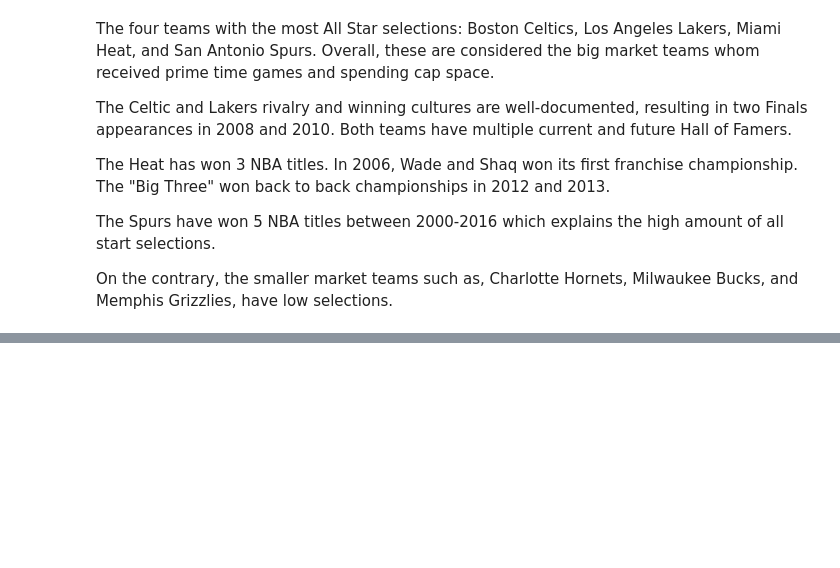
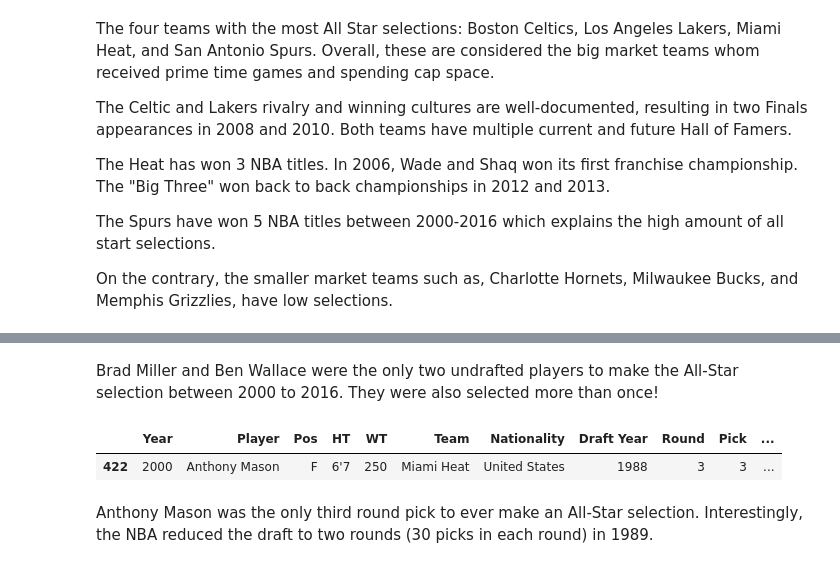
Before and after one commit to aclao89/NBA_All_Stars, a Jupyter notebook: Data Exploration for NBA All Star Games .ipynb, the cells around one changed output, grey strips where cells are left out. Saved outputs shown, nothing was run; the diff lists cells and outputs as text; code cells hidden in the pictures; blank space fills up the shorter version.

```diff
--- a/Data Exploration for NBA All Star Games .ipynb
+++ b/Data Exploration for NBA All Star Games .ipynb
@@ -426,0 +458,10 @@ In the Eastern Conference, the Boston Celtics, Miami Heat, Detroit Pistons, and
+# %% [markdown]
+Brad Miller and Ben Wallace were the only two undrafted players to make the All-Star selection between 2000 to 2016. They were also selected more than once!
+# %%
+b = nba_cleaned.loc[nba_cleaned['Round'] == '3']
+b
+# %% [output]
+|  | Year | Player | Pos | HT | WT | Team | Nationality | Draft Year | Round | Pick | ... |
+| 422 | 2000 | Anthony Mason | F | 6'7 | 250 | Miami Heat | United States | 1988 | 3 | 3 | ... |
+# %% [markdown]
+Anthony Mason was the only third round pick to ever make an All-Star selection. Interestingly, the NBA reduced the draft to two rounds (30 picks in each round) in 1989.
```
Also changed, not shown: parts of 12 cells of this notebook.
